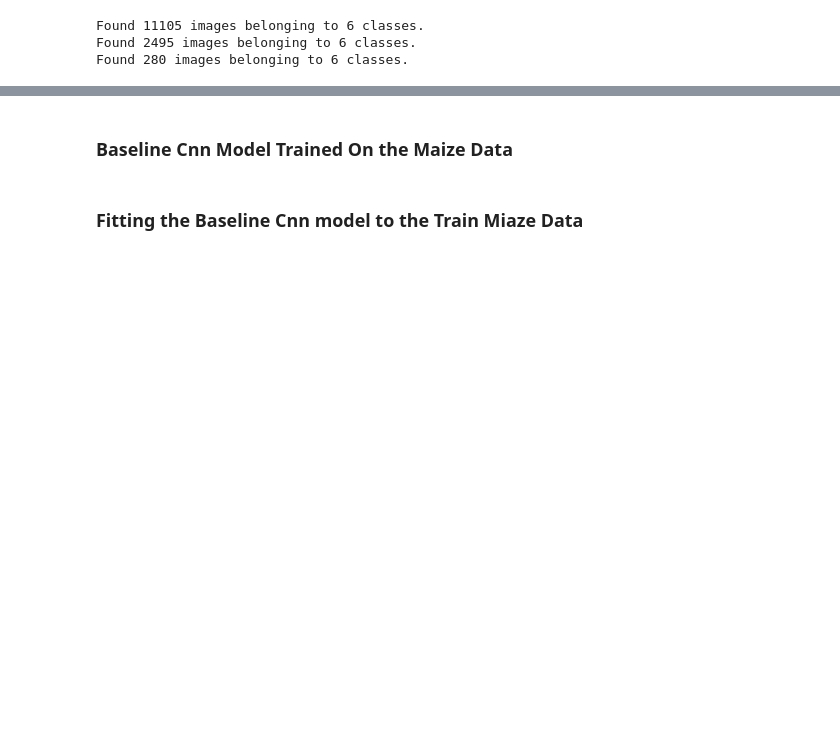
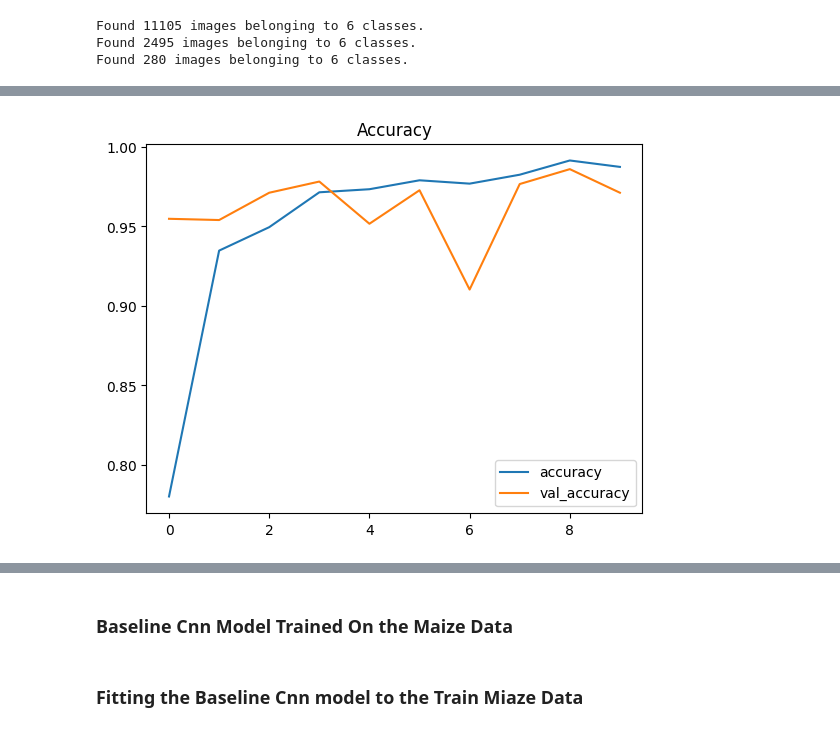
Before and after one commit to KAREN154/PlantPathoDetect-, a Jupyter notebook: Baseline_Cnn_Model.ipynb, the cells around one changed output, grey strips where cells are left out. Drawn from its saved outputs; the diff is of its cells as text; code cells hidden in the pictures; blank space fills up the shorter version.

Commit message:
Add a baseline cnn model

```diff
--- a/Baseline_Cnn_Model.ipynb
+++ b/Baseline_Cnn_Model.ipynb
@@ -169,7 +169,7 @@ model.compile(optimizer='adam',
 # Fitting the model
 history = model.fit(train_potato,
                     epochs=10,
-                    validation_data=train_potato
+                    validation_data=val_potato
 )
 # %% [output]
 Epoch 1/10
@@ -204,3 +204,11 @@ Test Accuracy: 97.92%
+# %%
+# Plotting for accuracy in the model
+import matplotlib.pyplot as plt
+pd.DataFrame(history.history)[['accuracy','val_accuracy']].plot()
+plt.title("Accuracy")
+plt.show()
+# %% [output]
+[figure, added]
 # %%
 def build_cnn_model(input_shape, num_classes):
     model = Sequential()
```
Also changed, not shown: parts of 16 cells of this notebook.
